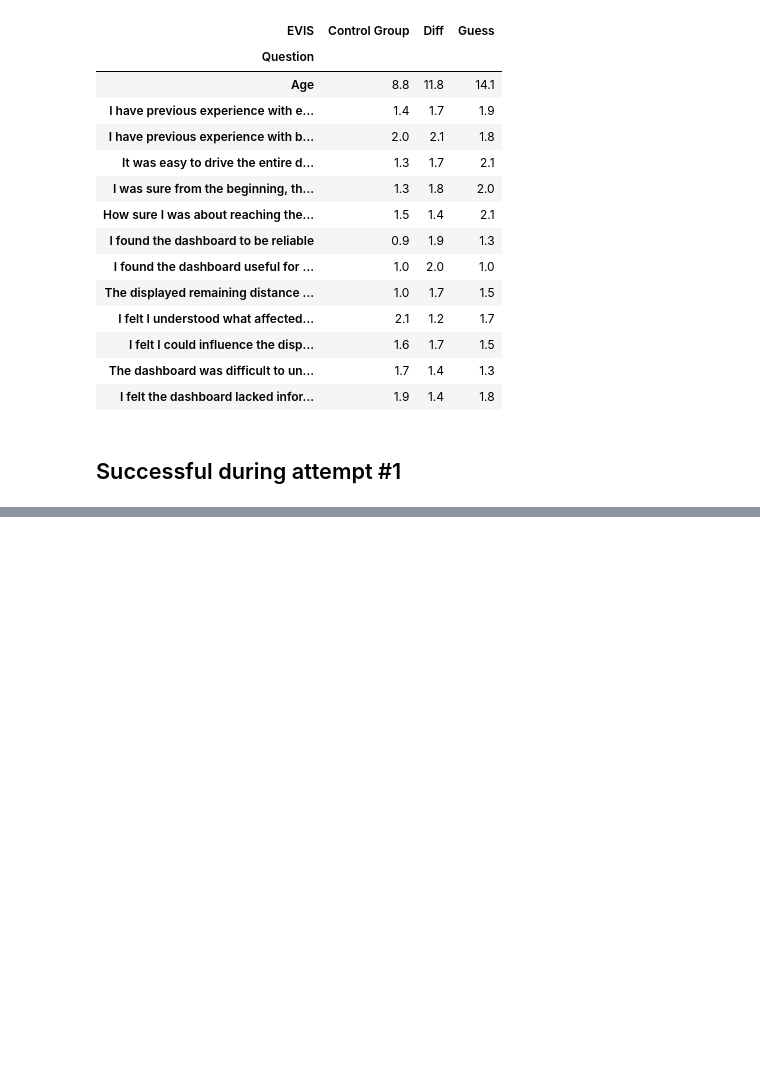
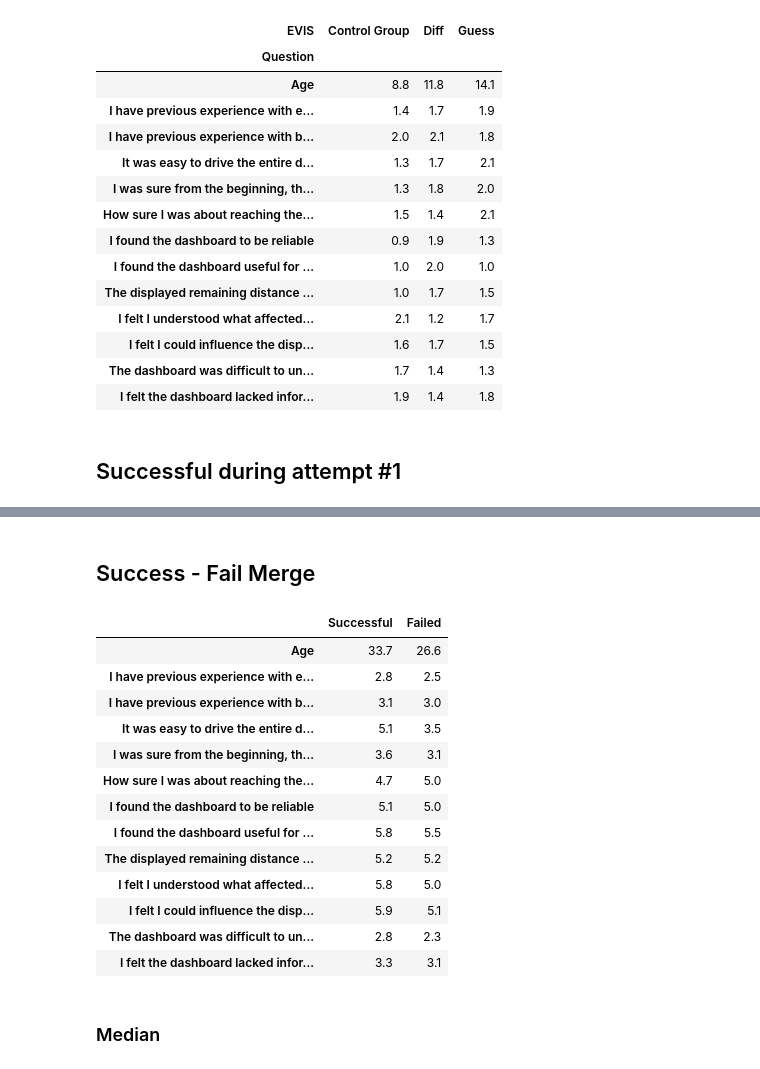
Before and after one commit to Sandsten/bev-vr-data-analysis, a Jupyter notebook: jupyter-notebooks/user-stats.ipynb, the cells around one changed output, grey strips where cells are left out. Cells and saved outputs as stored; diff of their text form; code cells hidden in the pictures; blank space fills up the shorter version.

```diff
--- a/jupyter-notebooks/user-stats.ipynb
+++ b/jupyter-notebooks/user-stats.ipynb
@@ -172,0 +194,2 @@ len(questionnaire_success)
+# %%
+success_attempts = pd.DataFrame(questionnaire_success.mean()).round(1).drop("ID", 0)
@@ -186,2 +293,5 @@ questionnaire_failed
 # %%
-pd.DataFrame(questionnaire_failed.mean()).T.round(1).drop("ID", 1)
+failed_mean = pd.DataFrame(questionnaire_failed.mean()).T.round(1).drop("ID", 1).T
+failed_mean = failed_mean.rename(columns = {0:"Failed"})
+
+failed_mean
@@ -193,0 +348,25 @@ pd.DataFrame(questionnaire_success.median()).T.round(1).drop("ID", 1)
+# %% [markdown]
+## Success - Fail Merge
+# %%
+success_attempts["Failed"] = failed_mean
+# %%
+success_attempts = success_attempts.rename(columns = {0:"Successful"})
+# %%
+success_attempts
+# %% [output]
+|  | Successful | Failed |
+| Age | 33.7 | 26.6 |
+| I have previous experience with e... | 2.8 | 2.5 |
+| I have previous experience with b... | 3.1 | 3.0 |
+| It was easy to drive the entire d... | 5.1 | 3.5 |
+| I was sure from the beginning, th... | 3.6 | 3.1 |
+| How sure I was about reaching the... | 4.7 | 5.0 |
+| I found the dashboard to be reliable | 5.1 | 5.0 |
+| I found the dashboard useful for ... | 5.8 | 5.5 |
+| The displayed remaining distance ... | 5.2 | 5.2 |
+| I felt I understood what affected... | 5.8 | 5.0 |
+| I felt I could influence the disp... | 5.9 | 5.1 |
+| The dashboard was difficult to un... | 2.8 | 2.3 |
+| I felt the dashboard lacked infor... | 3.3 | 3.1 |
+# %% [markdown]
+### Median
```
Also changed, not shown: parts of 23 cells of this notebook.
